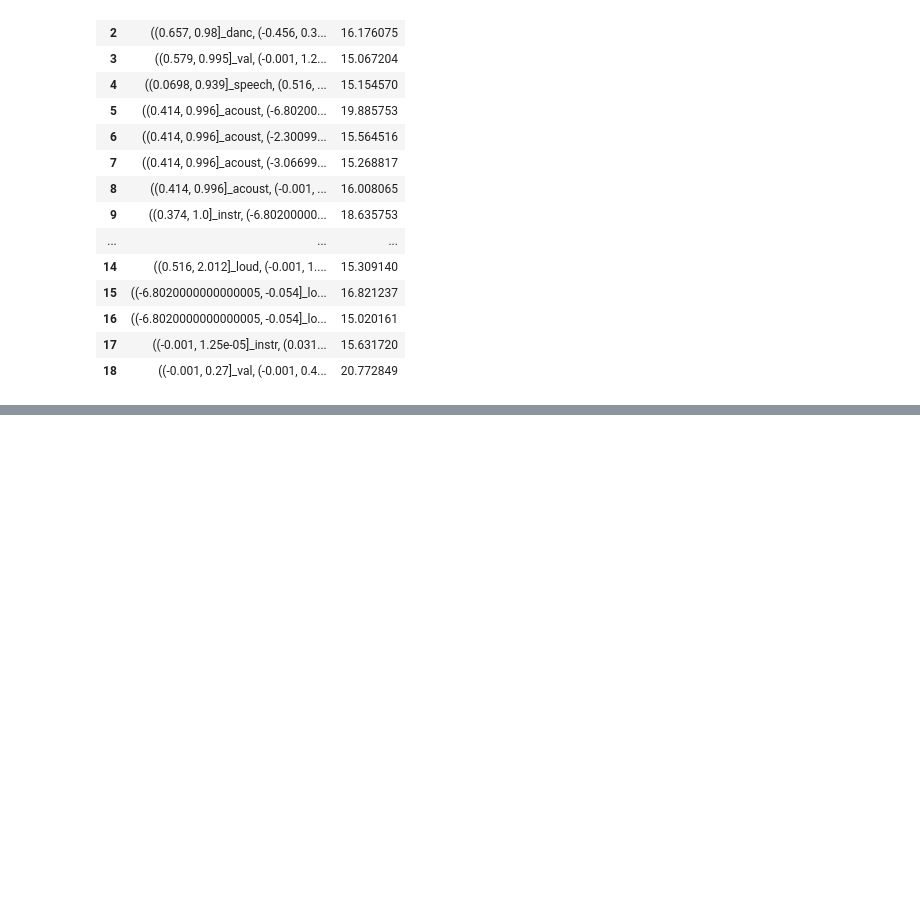
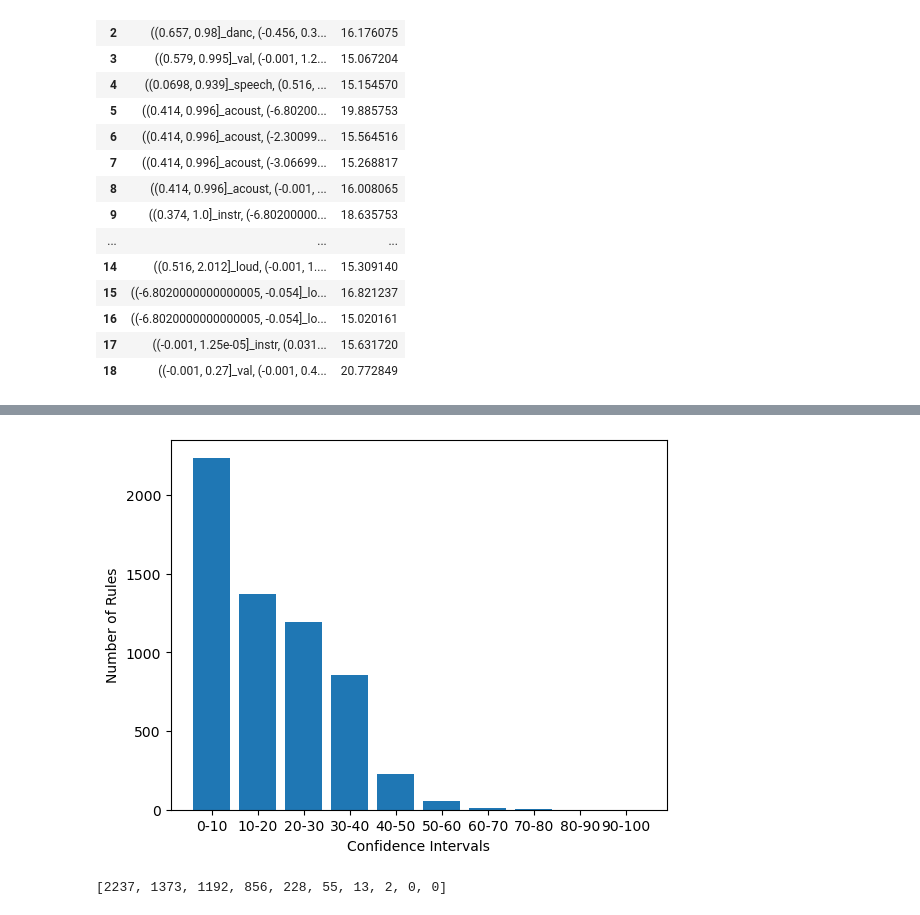
Before and after one commit to Purple-Catt/DM1-Project, a Jupyter notebook: AprioriAlgorithm.ipynb, the cells around one changed output, grey strips where cells are left out. Saved outputs shown, nothing was run; the diff lists cells and outputs as text; code cells hidden in the pictures; blank space fills up the shorter version.

```diff
--- a/AprioriAlgorithm.ipynb
+++ b/AprioriAlgorithm.ipynb
@@ -361,0 +376,28 @@ pd.DataFrame(itemsets, columns=["itemsets", "support"])
+# %%
+confidence_ranges = np.linspace(0, 100, 11)
+num_rules = []
+
+for i in range(len(confidence_ranges) - 1):
+    min_conf = confidence_ranges[i]
+    max_conf = confidence_ranges[i + 1]
+    rules = apriori(X, target='r', supp=15, conf=min_conf, zmin=2, report='aScl')
+    num_rules.append(len(rules))
+
+# Create the intervals for the x-axis labels
+intervals = [f"{int(min_conf)}-{int(max_conf)}" for min_conf, max_conf in zip(confidence_ranges[:-1], confidence_ranges[1:])]
+
+plt.bar(range(len(num_rules)), num_rules)
+plt.xlabel('Confidence Intervals')
+plt.ylabel('Number of Rules')
+
+# Set xticks and labels
+plt.xticks(range(len(num_rules)), intervals)
+
+plt.show()
+# %% [output]
+[figure, added]
+# %%
+#numero di rules estratte per ogni intervallo di confidence
+num_rules
+# %% [output]
+[2237, 1373, 1192, 856, 228, 55, 13, 2, 0, 0]
```
Also changed, not shown: parts of 11 cells of this notebook.
